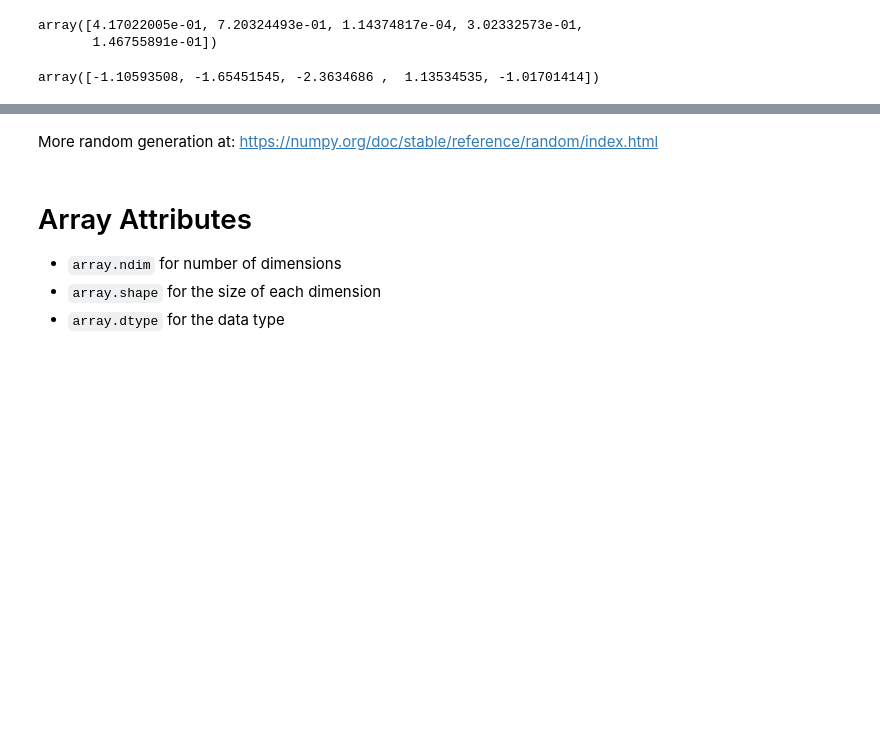
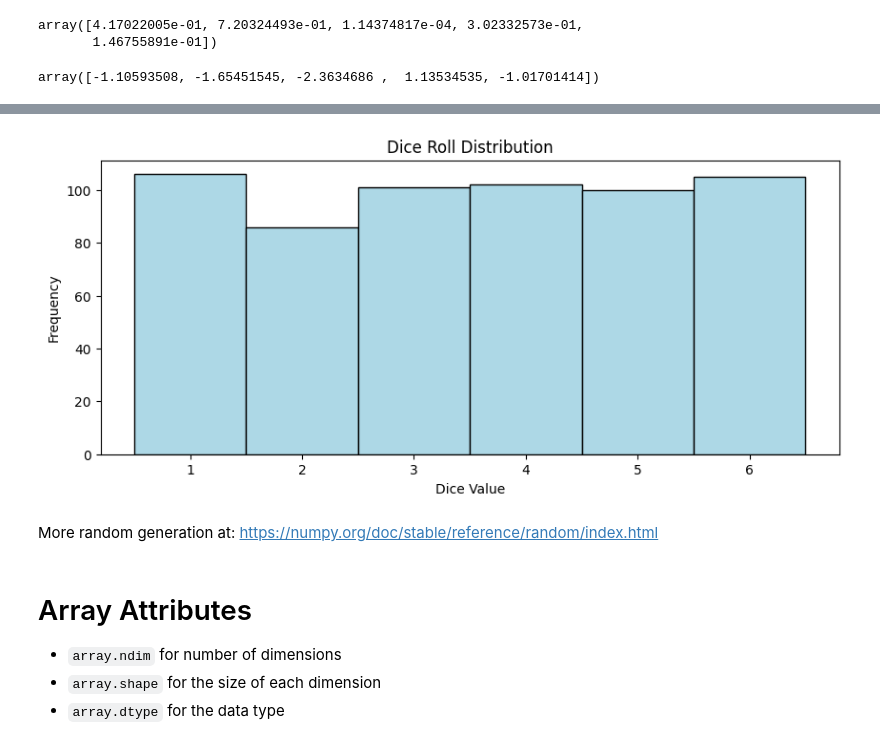
Before and after one commit to yunggravioli/SP23STAT21, a Jupyter notebook: WEEK07/Week0702.ipynb, the cells around one changed output, grey strips where cells are left out. Cells and saved outputs as stored; diff of their text form; code cells hidden in the pictures; blank space fills up the shorter version.

```diff
--- a/WEEK07/Week0702.ipynb
+++ b/WEEK07/Week0702.ipynb
@@ -368,3 +392,16 @@ array([3, 1, 5, 2, 3, 3, 2, 1, 2, 4, 6, 5, 4, 6, 2, 4, 1, 1, 3, 3, 2, 4,
+# %%
+data = np.random.randint(1,7,600)
+plt.figure(figsize=(10,4))  # width: 10 inches, height: 3 inches
+plt.hist(data, bins=range(1,8), align='left',
+         color='lightblue', edgecolor='black')
+
+plt.title('Dice Roll Distribution')
+plt.xlabel('Dice Value')
+plt.ylabel('Frequency')
+
+plt.show()
+# %% [output]
+[figure, added]
 # %% [markdown]
 More random generation at: https://numpy.org/doc/stable/reference/random/index.html
 # %% [markdown]
```
Also changed, not shown: parts of 9 cells of this notebook.
